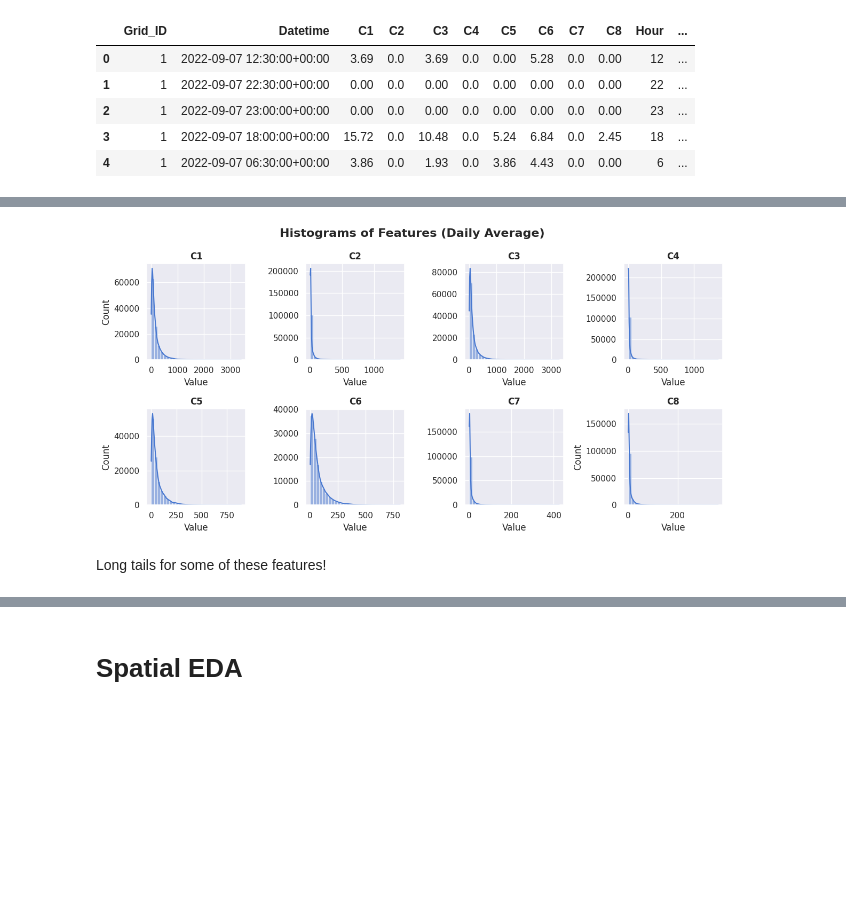
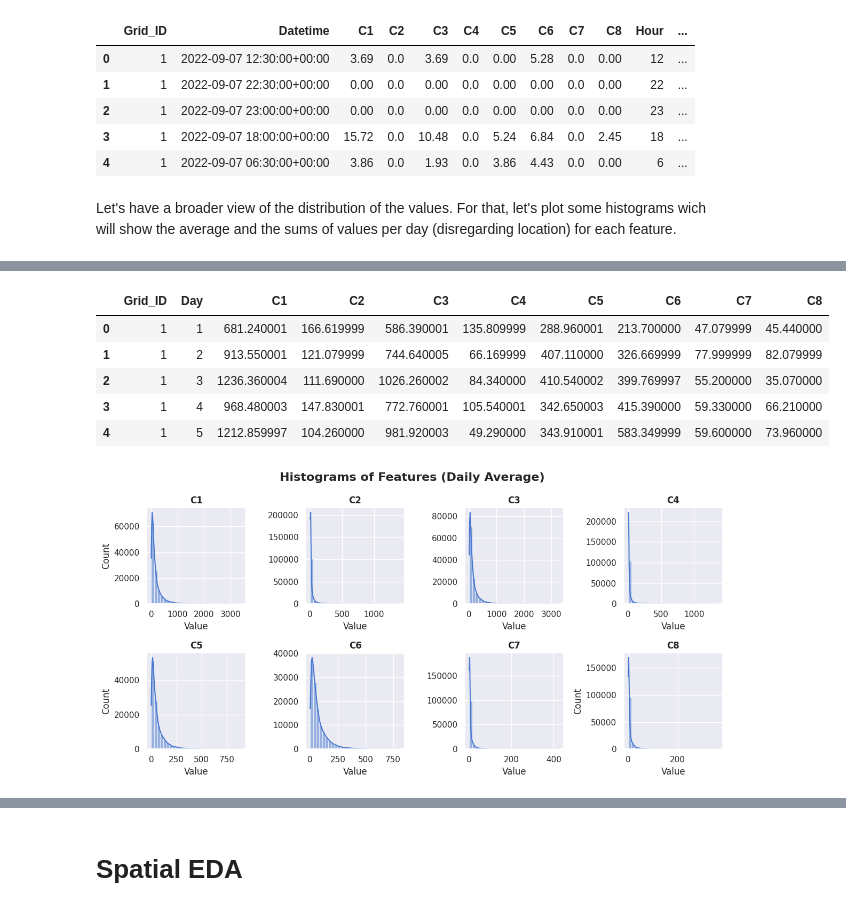
Before and after one commit to duarteoliper/WDL_2023, a Jupyter notebook: notebooks/eda.ipynb, the cells around one changed output, grey strips where cells are left out. Drawn from its saved outputs; the diff is of its cells as text; code cells hidden in the pictures; blank space fills up the shorter version.

```diff
--- a/notebooks/eda.ipynb
+++ b/notebooks/eda.ipynb
@@ -105,4 +127,6 @@ df_movs.head()
 | 2 | 1 | 2022-09-07 23:00:00+00:00 | 0.00 | 0.0 | 0.00 | 0.0 | 0.00 | 0.00 | 0.0 | 0.00 | 23 | ... |
 | 3 | 1 | 2022-09-07 18:00:00+00:00 | 15.72 | 0.0 | 10.48 | 0.0 | 5.24 | 6.84 | 0.0 | 2.45 | 18 | ... |
 | 4 | 1 | 2022-09-07 06:30:00+00:00 | 3.86 | 0.0 | 1.93 | 0.0 | 3.86 | 4.43 | 0.0 | 0.00 | 6 | ... |
+# %% [markdown]
+Let's have a broader view of the distribution of the values. For that, let's plot some histograms wich will show the average and the sums of values per day (disregarding location) for each feature.
 # %%
@@ -120,41 +146,51 @@ daily_mean.head()
 | 2 | 1 | 3 | 2022-10-03 19:52:30+00:00 | 4.292917 | 0.387813 | 3.563403 | 0.292847 | 1.425486 | 1.388090 | 0.191667 | 0.121771 | ... |
 | 3 | 1 | 4 | 2022-10-04 19:52:30+00:00 | 3.362778 | 0.513299 | 2.683194 | 0.366458 | 1.189757 | 1.442326 | 0.206007 | 0.229896 | ... |
 | 4 | 1 | 5 | 2022-10-05 19:52:30+00:00 | 4.211319 | 0.362014 | 3.409444 | 0.171146 | 1.194132 | 2.025521 | 0.206944 | 0.256806 | ... |
+# %%
+daily_sum.head()
+# %% [output]
+|  | Grid_ID | Day | C1 | C2 | C3 | C4 | C5 | C6 | C7 | C8 |
+| 0 | 1 | 1 | 681.240001 | 166.619999 | 586.390001 | 135.809999 | 288.960001 | 213.700000 | 47.079999 | 45.440000 |
+| 1 | 1 | 2 | 913.550001 | 121.079999 | 744.640005 | 66.169999 | 407.110000 | 326.669999 | 77.999999 | 82.079999 |
+| 2 | 1 | 3 | 1236.360004 | 111.690000 | 1026.260002 | 84.340000 | 410.540002 | 399.769997 | 55.200000 | 35.070000 |
+| 3 | 1 | 4 | 968.480003 | 147.830001 | 772.760001 | 105.540001 | 342.650003 | 415.390000 | 59.330000 | 66.210000 |
+| 4 | 1 | 5 | 1212.859997 | 104.260000 | 981.920003 | 49.290000 | 343.910001 | 583.349999 | 59.600000 | 73.960000 |
 # %%
-# exclude column 'Grid_ID' from the dataframe
-df = daily_mean[['C1', 'C2', 'C3', 'C4', 'C5', 'C6', 'C7', 'C8']]
+def plot_histograms(df_with_info, description="Daily Average"):
+    # exclude column 'Grid_ID' from the dataframe
+    df = df_with_info[['C1', 'C2', 'C3', 'C4', 'C5', 'C6', 'C7', 'C8']]
 
-# set Seaborn style and context
-sns.set_style('darkgrid')
-sns.set_palette('muted')
-sns.set_context('notebook')
+    # set Seaborn style and context
+    sns.set_style('darkgrid')
+    sns.set_palette('muted')
+    sns.set_context('notebook')
 
-# create a 2x4 grid of subplots for each column
-fig, axs = plt.subplots(nrows=2, ncols=4, figsize=(12, 6))
+    # create a 2x4 grid of subplots for each column
+    fig, axs = plt.subplots(nrows=2, ncols=4, figsize=(12, 6))
 
-# loop through each column and create a histogram in a separate subplot
-for i, col_name in enumerate(df.columns):
-    row = i // 4
-    col = i % 4
-    sns.histplot(ax=axs[row, col], data=df[col_name], bins=30, kde=True, alpha=0.5, multiple='stack')
-    axs[row, col].set_title(col_name, fontweight='bold')
-    axs[row, col].set_xlabel("Value")
+    # loop through each column and create a histogram in a separate subplot
+    for i, col_name in enumerate(df.columns):
+        row = i // 4
+        col = i % 4
+        sns.histplot(ax=axs[row, col], data=df[col_name], bins=30, kde=True, alpha=0.5, multiple='stack')
+        axs[row, col].set_title(col_name, fontweight='bold')
+        axs[row, col].set_xlabel("Value")
 
-    # Only show the y label to the plots on the left side
-    if col_name in ['C1', 'C5']:
-        axs[row, col].set_ylabel('Count')
-    else:
-        axs[row, col].set_ylabel('')
+        # Only show the y label to the plots on the left side
+        if col_name in ['C1', 'C5']:
+            axs[row, col].set_ylabel('Count')
+        else:
+            axs[row, col].set_ylabel('')
 
-# set the titles and labels for the plot
-plt.suptitle("Histograms of Features (Daily Average)", fontsize=16, fontweight='bold')
-plt.xlabel("Value")
-plt.ylabel("Count")
-fig.tight_layout()
+    # set the titles and labels for the plot
+    plt.suptitle(f"Histograms of Features ({description})", fontsize=16, fontweight='bold')
+    plt.xlabel("Value")
+    plt.ylabel("Count")
+    fig.tight_layout()
 
-# show the plot
-plt.show()
+    # show the plot
+    plt.show()
-# %% [output]
-[figure, removed]
-# %% [markdown]
-Long tails for some of these features!
+# %%
+plot_histograms(daily_mean)
+# %% [output]
+[figure, added]
```
Also changed, not shown: parts of 29 cells of this notebook, 1 other file.
